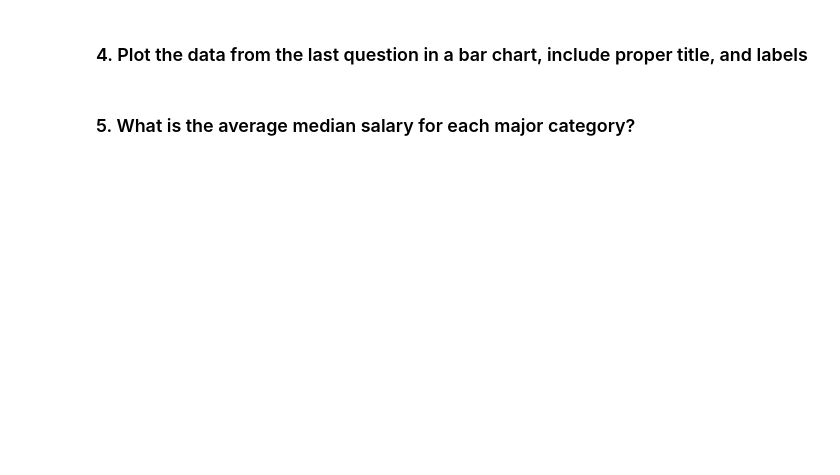
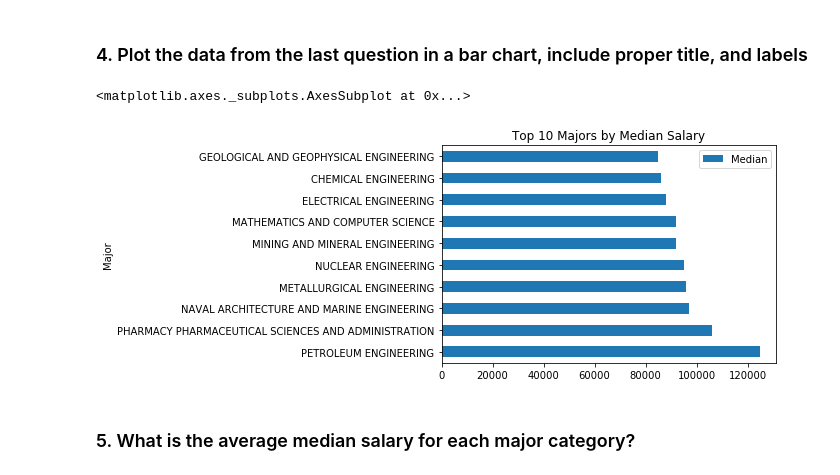
Before and after one commit to jshaunobryan/ga-ds-shauno, a Jupyter notebook: hw1.ipynb, the cells around one changed output. Saved outputs shown, nothing was run; the diff lists cells and outputs as text; code cells hidden in the pictures; blank space fills up the shorter version.

```diff
--- a/hw1.ipynb
+++ b/hw1.ipynb
@@ -213,5 +198,5 @@ KeyError: 'month_number'
 # %% [markdown]
 ## Section 2: College Majors
 # %%
-majors = pd.read_csv('../data/college-majors.csv', index_col=[0])
+majors = pd.read_csv(r'C:\Users\user\ga-ds-shauno\data\college-majors.csv', index_col=[0])
 majors.head()
@@ -218,4 +210,6 @@ majors.head()
 # %% [markdown]
 ### 1. Delete the columns (employed_full_time_year_round, major_code)
+# %%
+majors.drop(['Employed_full_time_year_round', 'Major_code'], axis=1, inplace =True)
 # %% [markdown]
 ### 2. Show the count of missing values in each column
@@ -224,4 +245,13 @@ majors.head()
 # %% [markdown]
 ### 4. Plot the data from the last question in a bar chart, include proper title, and labels
+# %%
+majors.sort_values(by='Median', ascending=False).head(10).plot(
+    x='Major',
+    y='Median',
+    kind='barh',
+    title='Top 10 Majors by Median Salary')
+# %% [output]
+<matplotlib.axes._subplots.AxesSubplot at 0x...>
+[figure, added]
 # %% [markdown]
 ### 5. What is the average median salary for each major category?
```
Also changed, not shown: parts of 22 cells of this notebook, 59 other files.
